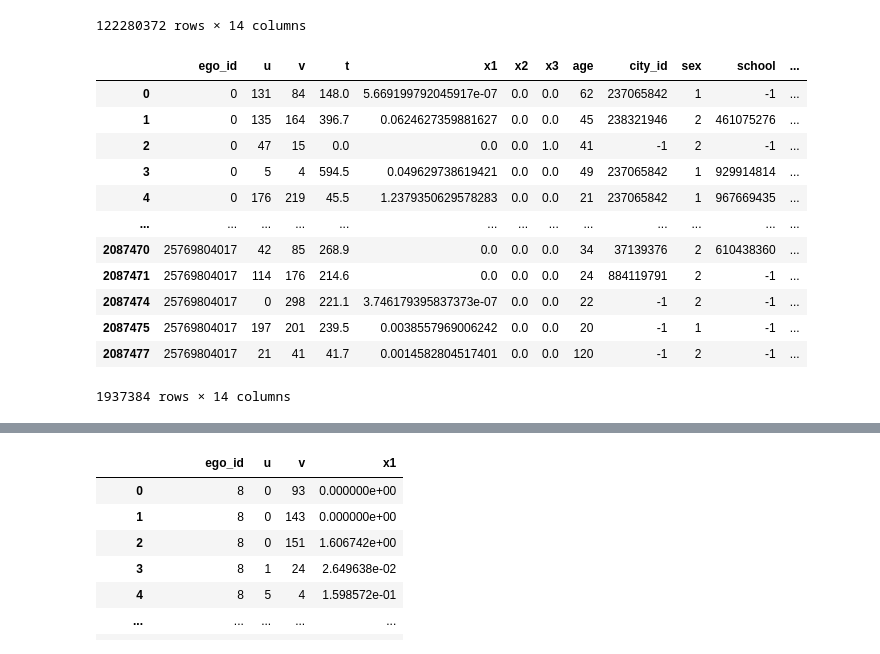
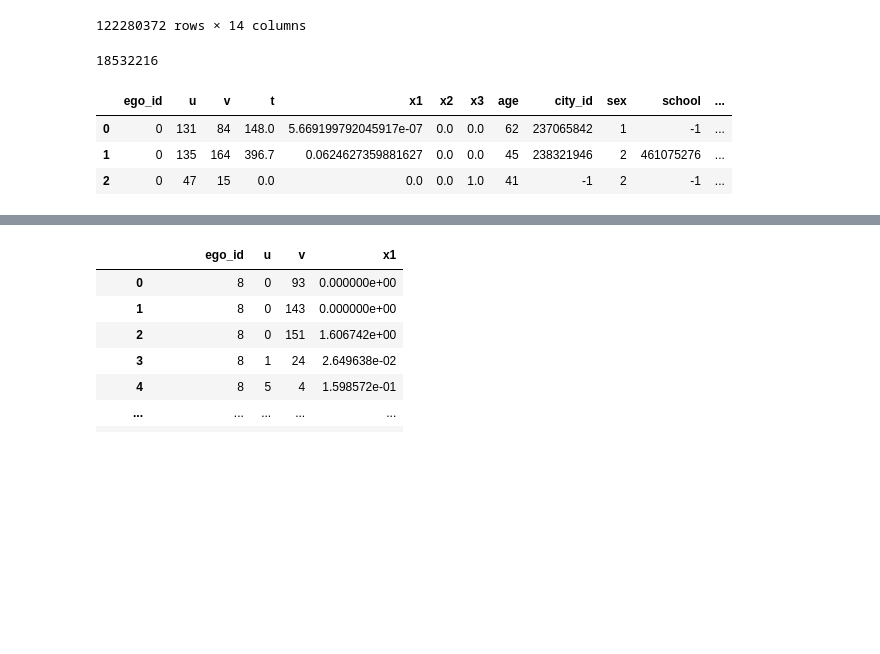
Before and after one commit to ekertn7/hacks-ai-vk-case-2023, a Jupyter notebook: preprocessing.ipynb, the cells around one changed output, grey strips where cells are left out. Saved outputs shown, nothing was run; the diff lists cells and outputs as text; code cells hidden in the pictures; blank space fills up the shorter version.

```diff
--- a/preprocessing.ipynb
+++ b/preprocessing.ipynb
@@ -126,25 +126,19 @@ df
 | 122280371 | 1709396984692 | 3 | 1 | 22.0 | 0.0577336605012323 | 0.0 | 0.0 | 16 | -1 | 2 | -1 | ... |
 122280372 rows × 14 columns
 # %%
-train = df[df['ego_id'].isin(list(df['ego_id'].unique())[:1000])]
+train = df[df['ego_id'].isin(list(df['ego_id'].unique())[:10000])]
 train = train.dropna(
     subset=['x2', 'x3', 'age', 'city_id', 'sex', 'school', 'university'],
     axis=0,
     how='any'
 )
-train
+# train.to_pickle('data/saved_train.pkl')
+print(len(train))
+train.head(3)
 # %% [output]
+18532216
 |  | ego_id | u | v | t | x1 | x2 | x3 | age | city_id | sex | school | ... |
 | 0 | 0 | 131 | 84 | 148.0 | 5.669199792045917e-07 | 0.0 | 0.0 | 62 | 237065842 | 1 | -1 | ... |
 | 1 | 0 | 135 | 164 | 396.7 | 0.0624627359881627 | 0.0 | 0.0 | 45 | 238321946 | 2 | 461075276 | ... |
 | 2 | 0 | 47 | 15 | 0.0 | 0.0 | 0.0 | 1.0 | 41 | -1 | 2 | -1 | ... |
-| 3 | 0 | 5 | 4 | 594.5 | 0.049629738619421 | 0.0 | 0.0 | 49 | 237065842 | 1 | 929914814 | ... |
-| 4 | 0 | 176 | 219 | 45.5 | 1.2379350629578283 | 0.0 | 0.0 | 21 | 237065842 | 1 | 967669435 | ... |
-| ... | ... | ... | ... | ... | ... | ... | ... | ... | ... | ... | ... | ... |
-| 2087470 | 25769804017 | 42 | 85 | 268.9 | 0.0 | 0.0 | 0.0 | 34 | 37139376 | 2 | 610438360 | ... |
-| 2087471 | 25769804017 | 114 | 176 | 214.6 | 0.0 | 0.0 | 0.0 | 24 | 884119791 | 2 | -1 | ... |
-| 2087474 | 25769804017 | 0 | 298 | 221.1 | 3.746179395837373e-07 | 0.0 | 0.0 | 22 | -1 | 2 | -1 | ... |
-| 2087475 | 25769804017 | 197 | 201 | 239.5 | 0.0038557969006242 | 0.0 | 0.0 | 20 | -1 | 1 | -1 | ... |
-| 2087477 | 25769804017 | 21 | 41 | 41.7 | 0.0014582804517401 | 0.0 | 0.0 | 120 | -1 | 2 | -1 | ... |
-1937384 rows × 14 columns
 # %%
```
Also changed, not shown: parts of 21 cells of this notebook.
